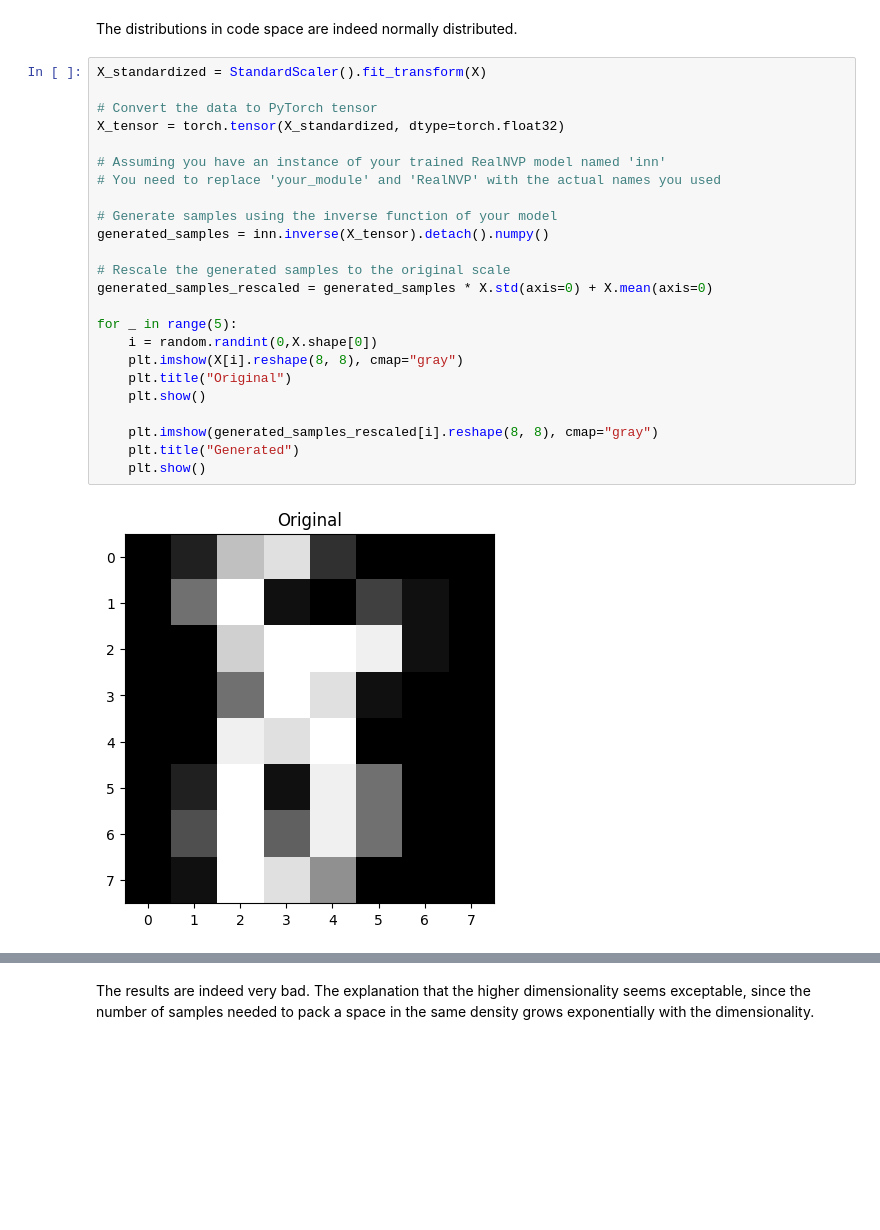
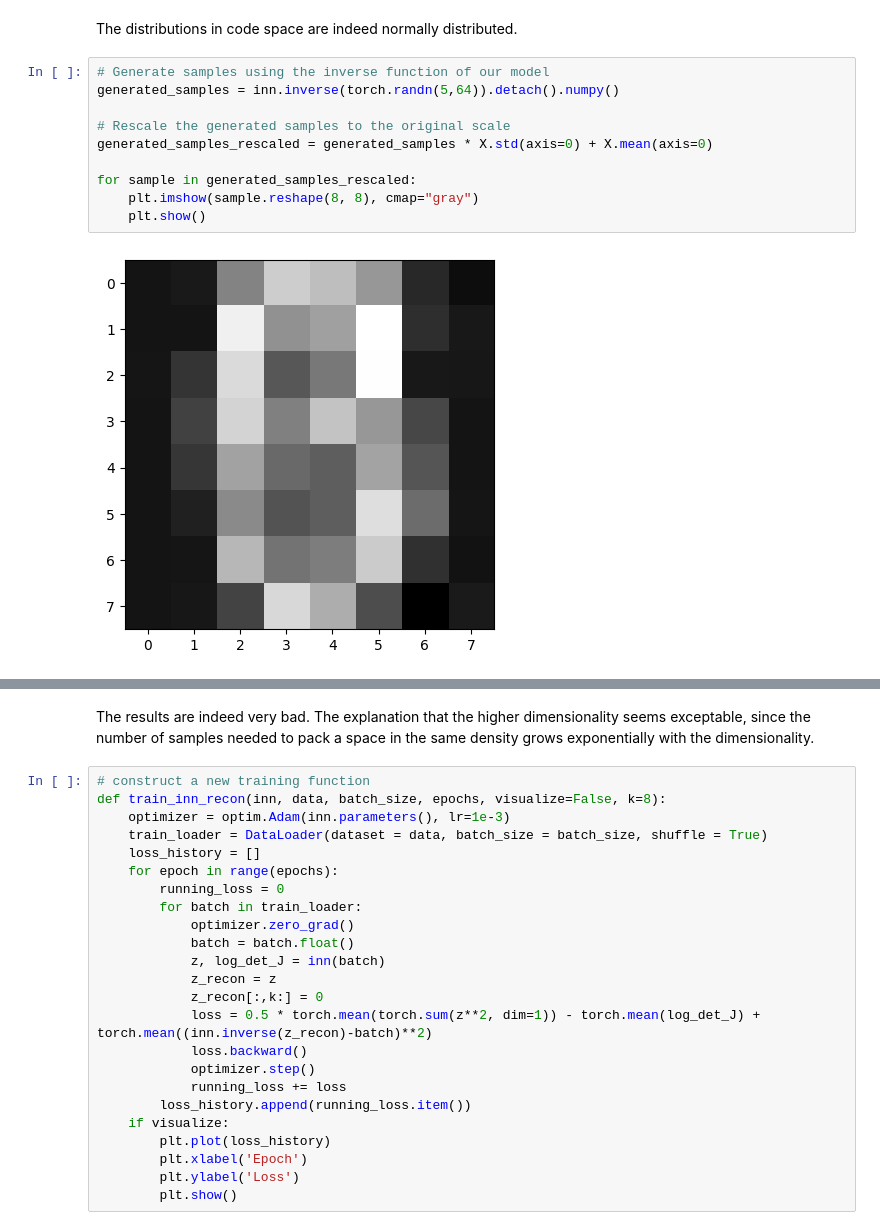
Before and after one commit to Max-Hi/GenNN, a Jupyter notebook: Exercise_3/normalizing-flows.ipynb, the cells around one changed output, grey strips where cells are left out. Saved outputs shown, nothing was run; the diff lists cells and outputs as text; blank space fills up the shorter version.

```diff
--- a/Exercise_3/normalizing-flows.ipynb
+++ b/Exercise_3/normalizing-flows.ipynb
@@ -678,28 +678,14 @@ for _ in range(3):
 # %% [markdown]
 The distributions in code space are indeed normally distributed.
 # %%
-X_standardized = StandardScaler().fit_transform(X)
-
-# Convert the data to PyTorch tensor
-X_tensor = torch.tensor(X_standardized, dtype=torch.float32)
-
-# Assuming you have an instance of your trained RealNVP model named 'inn'
-# You need to replace 'your_module' and 'RealNVP' with the actual names you used
-
-# Generate samples using the inverse function of your model
-generated_samples = inn.inverse(X_tensor).detach().numpy()
+# Generate samples using the inverse function of our model
+generated_samples = inn.inverse(torch.randn(5,64)).detach().numpy()
 
 # Rescale the generated samples to the original scale
 generated_samples_rescaled = generated_samples * X.std(axis=0) + X.mean(axis=0)
 
-for _ in range(5):
-    i = random.randint(0,X.shape[0])
-    plt.imshow(X[i].reshape(8, 8), cmap="gray")
-    plt.title("Original")
+for sample in generated_samples_rescaled:
+    plt.imshow(sample.reshape(8, 8), cmap="gray")
     plt.show()
-
-    plt.imshow(generated_samples_rescaled[i].reshape(8, 8), cmap="gray")
-    plt.title("Generated")
-    plt.show()
 # %% [output]
-[figure, old version]
+[figure, new version]
@@ -715,2 +696,26 @@ for _ in range(5):
 # %% [markdown]
 The results are indeed very bad. The explanation that the higher dimensionality seems exceptable, since the number of samples needed to pack a space in the same density grows exponentially with the dimensionality.
+# %%
+# construct a new training function
+def train_inn_recon(inn, data, batch_size, epochs, visualize=False, k=8):
+    optimizer = optim.Adam(inn.parameters(), lr=1e-3)
+    train_loader = DataLoader(dataset = data, batch_size = batch_size, shuffle = True)
+    loss_history = []
+    for epoch in range(epochs):
+        running_loss = 0
+        for batch in train_loader:
+            optimizer.zero_grad()
+            batch = batch.float()
+            z, log_det_J = inn(batch)
+            z_recon = z
+            z_recon[:,k:] = 0
+            loss = 0.5 * torch.mean(torch.sum(z**2, dim=1)) - torch.mean(log_det_J) + torch.mean((inn.inverse(z_recon)-batch)**2)
+            loss.backward()
+            optimizer.step()
+            running_loss += loss
+        loss_history.append(running_loss.item())
+    if visualize:
+        plt.plot(loss_history)
+        plt.xlabel('Epoch')
+        plt.ylabel('Loss')
+        plt.show()
```
Also changed, not shown: parts of 5 cells of this notebook.
